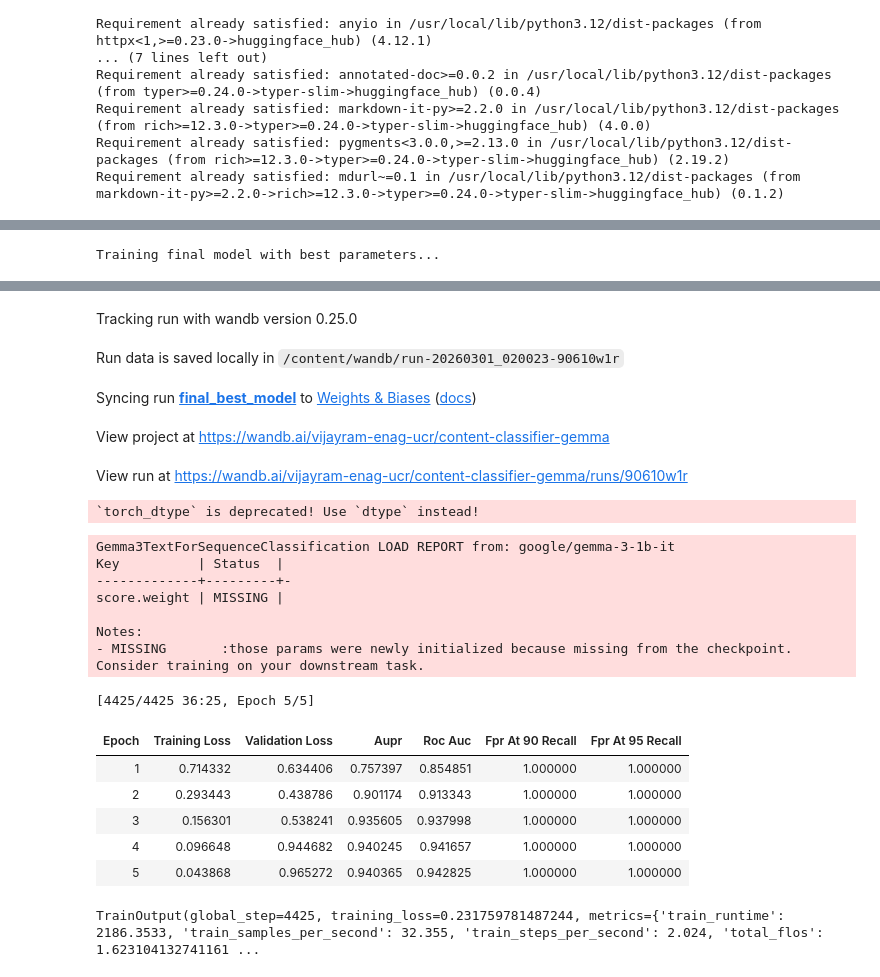
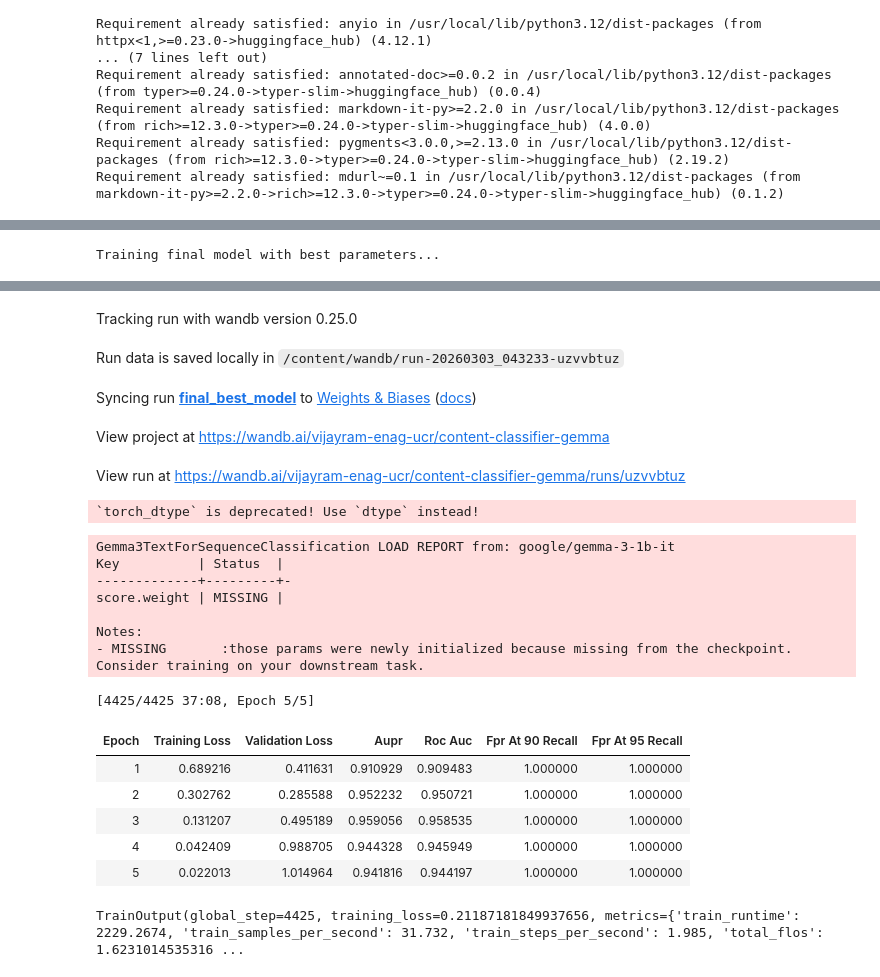
Before and after one commit to VjayRam/Content-Identifier, a Jupyter notebook: scripts/model_trainer_gemma.ipynb, the cells around one changed output, grey strips where cells are left out. Drawn from its saved outputs; the diff is of its cells as text; code cells hidden in the pictures.

Commit message:
Retrain models with BCE Loss and adjust inferencing scripts for batch inference

```diff
--- a/scripts/model_trainer_gemma.ipynb
+++ b/scripts/model_trainer_gemma.ipynb
@@ -87,12 +87,27 @@ val_df = pd.read_csv(data_dir / "train" / "val_sampled.csv")
 
 test_df = pd.read_csv(data_dir / "test" / "test_dataset.csv")
 # %%
+from torch import nn
+
+class BCETrainer(Trainer):
+    def compute_loss(self, model, inputs, return_outputs=False, num_items_in_batch=None):
+        labels = inputs.pop("labels")
+        outputs = model(**inputs)
+        logits = outputs.get("logits")
+
+        loss_fct = nn.BCEWithLogitsLoss()
+        loss = loss_fct(logits.view(-1), labels.float().view(-1))
+
+        return (loss, outputs) if return_outputs else loss
+
 def compute_metrics(eval_pred):
     """
     Calculates AUPR, ROC-AUC, and FPR @ Specific Recall levels.
     """
     logits, labels = eval_pred
-    probs = torch.nn.functional.softmax(torch.tensor(logits), dim=-1)[:, 1].numpy()
+
+    # Use sigmoid for binary classification with num_labels=1
+    probs = torch.sigmoid(torch.tensor(logits)).numpy().flatten()
 
     # 1. AUPR (Area Under Precision-Recall Curve)
     precision, recall, thresholds = precision_recall_curve(labels, probs)
@@ -209,12 +224,13 @@ def objective(trial):
 
     model = AutoModelForSequenceClassification.from_pretrained(
         MODEL_NAME,
-        num_labels=2,
+        num_labels=1,
         dtype=torch.bfloat16 if torch.cuda.is_available() else torch.float32,
     )
     model.config.pad_token_id = tokenizer.pad_token_id
 
-    trainer = Trainer(
+    # Use custom BCETrainer
+    trainer = BCETrainer(
         model=model,
         args=training_args,
         train_dataset=train_ds,
@@ -300,44 +316,44 @@ final_training_args = TrainingArguments(
 
 final_model = AutoModelForSequenceClassification.from_pretrained(
     MODEL_NAME,
-    num_labels=2,
+    num_labels=1,
     torch_dtype=torch.bfloat16 if torch.cuda.is_available() else torch.float32,
 )
 final_model.config.pad_token_id = tokenizer.pad_token_id
 
-final_trainer = Trainer(
+final_trainer = BCETrainer(
     model=final_model,
     args=final_training_args,
     train_dataset=train_ds,
     eval_dataset=val_ds,
     data_collator=DataCollatorWithPadding(tokenizer),
     compute_metrics=compute_metrics,
 )
 final_trainer.train()
 # %% [output]
 Training final model with best parameters...
 [interactive output not drawn]
 Tracking run with wandb version 0.25.0
-Run data is saved locally in /content/wandb/run-20260301_020023-90610w1r
+Run data is saved locally in /content/wandb/run-20260303_043233-uzvvbtuz
 Syncing run final_best_model to Weights & Biases (docs)
 View project at https://wandb.ai/vijayram-enag-ucr/content-classifier-gemma
-View run at https://wandb.ai/vijayram-enag-ucr/content-classifier-gemma/runs/90610w1r
+View run at https://wandb.ai/vijayram-enag-ucr/content-classifier-gemma/runs/uzvvbtuz
 `torch_dtype` is deprecated! Use `dtype` instead!
 Gemma3TextForSequenceClassification LOAD REPORT from: google/gemma-3-1b-it
 Key          | Status  |
 -------------+---------+-
 score.weight | MISSING |
 
 Notes:
 - MISSING       :those params were newly initialized because missing from the checkpoint. Consider training on your downstream task.
-[4425/4425 36:25, Epoch 5/5]
+[4425/4425 37:08, Epoch 5/5]
 | Epoch | Training Loss | Validation Loss | Aupr | Roc Auc | Fpr At 90 Recall | Fpr At 95 Recall |
-| 1 | 0.714332 | 0.634406 | 0.757397 | 0.854851 | 1.000000 | 1.000000 |
-| 2 | 0.293443 | 0.438786 | 0.901174 | 0.913343 | 1.000000 | 1.000000 |
-| 3 | 0.156301 | 0.538241 | 0.935605 | 0.937998 | 1.000000 | 1.000000 |
-| 4 | 0.096648 | 0.944682 | 0.940245 | 0.941657 | 1.000000 | 1.000000 |
-| 5 | 0.043868 | 0.965272 | 0.940365 | 0.942825 | 1.000000 | 1.000000 |
+| 1 | 0.689216 | 0.411631 | 0.910929 | 0.909483 | 1.000000 | 1.000000 |
+| 2 | 0.302762 | 0.285588 | 0.952232 | 0.950721 | 1.000000 | 1.000000 |
+| 3 | 0.131207 | 0.495189 | 0.959056 | 0.958535 | 1.000000 | 1.000000 |
+| 4 | 0.042409 | 0.988705 | 0.944328 | 0.945949 | 1.000000 | 1.000000 |
+| 5 | 0.022013 | 1.014964 | 0.941816 | 0.944197 | 1.000000 | 1.000000 |
-TrainOutput(global_step=4425, training_loss=0.231759781487244, metrics={'train_runtime': 2186.3533, 'train_samples_per_second': 32.355, 'train_steps_per_second': 2.024, 'total_flos': 1.623104132741161 ...
+TrainOutput(global_step=4425, training_loss=0.21187181849937656, metrics={'train_runtime': 2229.2674, 'train_samples_per_second': 31.732, 'train_steps_per_second': 1.985, 'total_flos': 1.6231014535316 ...
 # %%
 # Evaluate on test set
 test_ds = Dataset.from_pandas(test_df[[INPUT_COL, TARGET_COL]])
```
Also changed, not shown: parts of 4 cells of this notebook, 4 other files.
